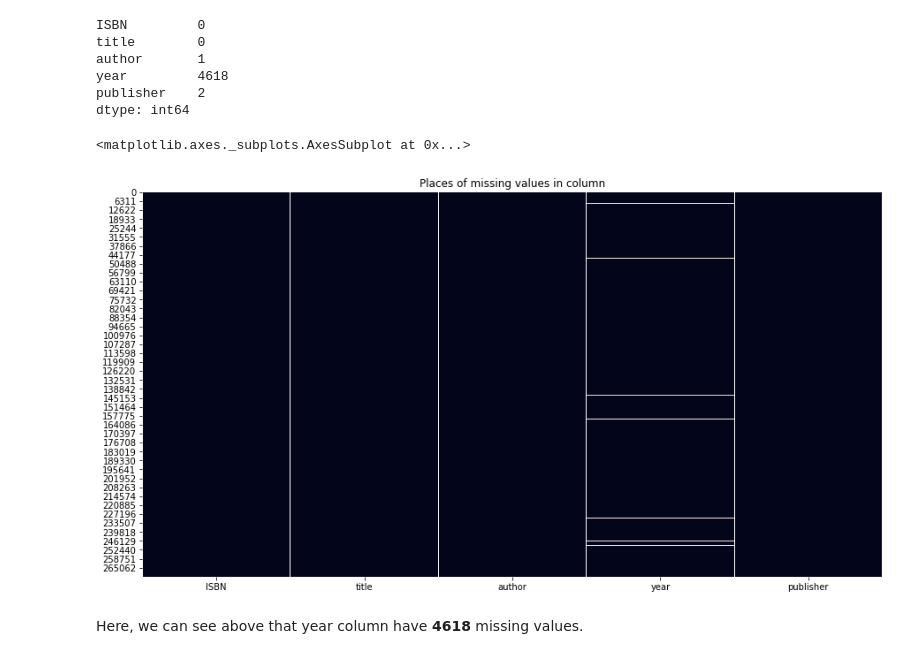
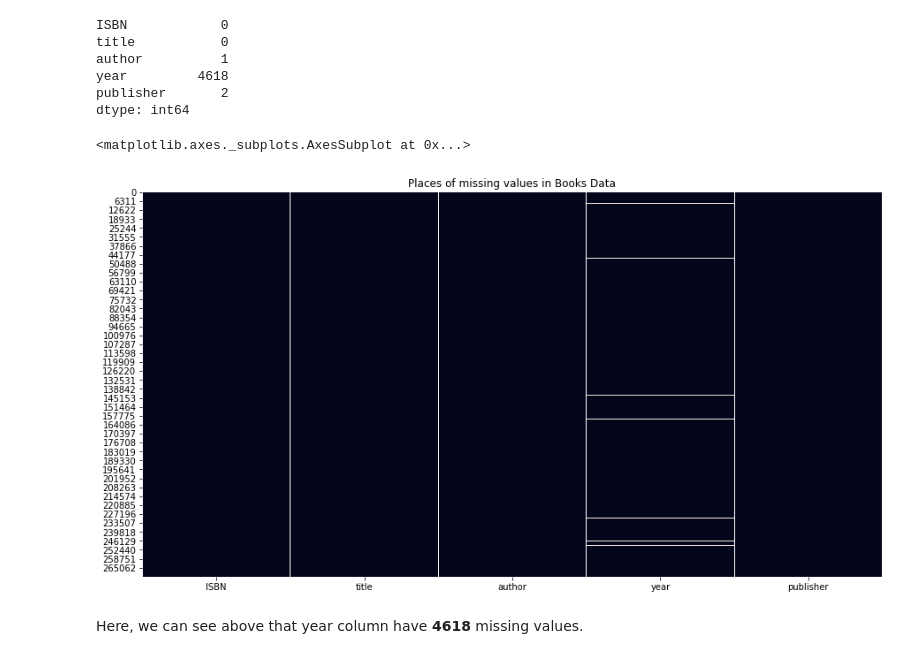
Before and after one commit to saurabh423/Book-Recommendation-System, a Jupyter notebook: Book_Recommendation_System_Capstone_Project.ipynb, the cells around one changed output. Saved outputs shown, nothing was run; the diff lists cells and outputs as text; code cells hidden in the pictures.

```diff
--- a/Book_Recommendation_System_Capstone_Project.ipynb
+++ b/Book_Recommendation_System_Capstone_Project.ipynb
@@ -266,11 +268,11 @@ dtype: int64
 # %%
 # Let's visualize the location of missing values
 fig, ax = plt.subplots(figsize=(15,8))
-plt.title('Places of missing values in column')
+plt.title('Places of missing values in Books Data')
 sns.heatmap(books.isnull(), cbar=False, ax=ax)
 # %% [output]
 <matplotlib.axes._subplots.AxesSubplot at 0x...>
-[figure, old version]
+[figure, new version]
 # %% [markdown]
 Here, we can see above that year column have **4618** missing values.
 # %%
```
Also changed, not shown: parts of 8 cells of this notebook.
